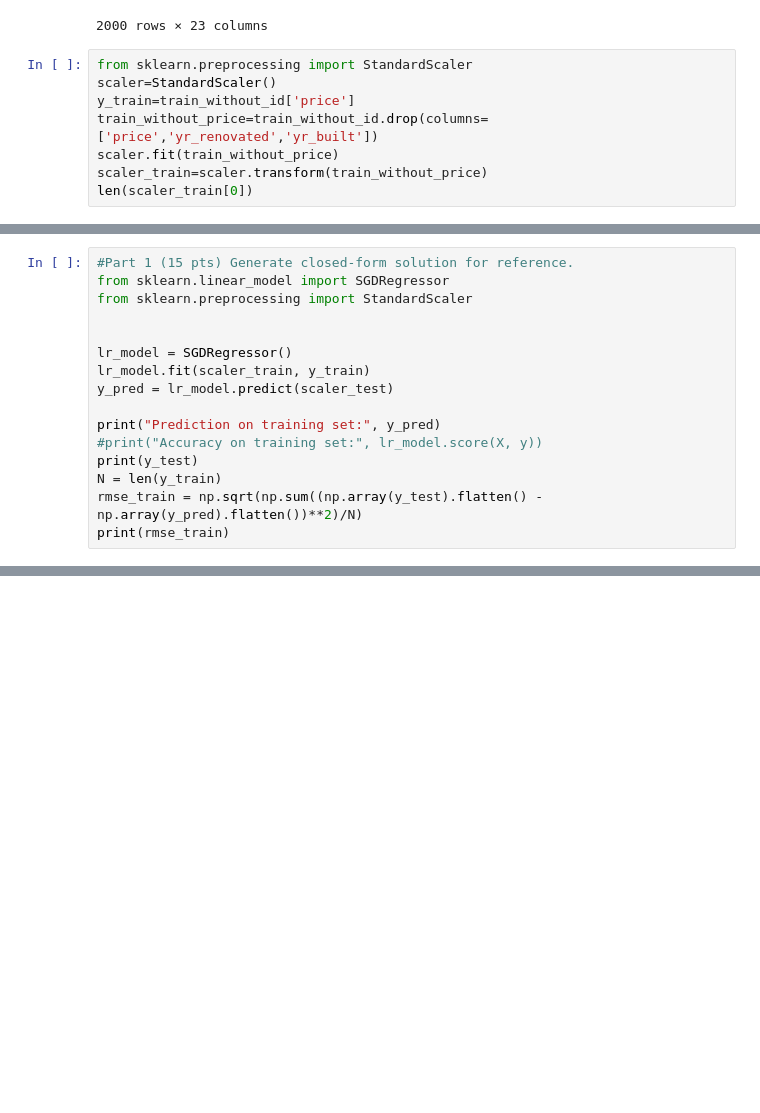
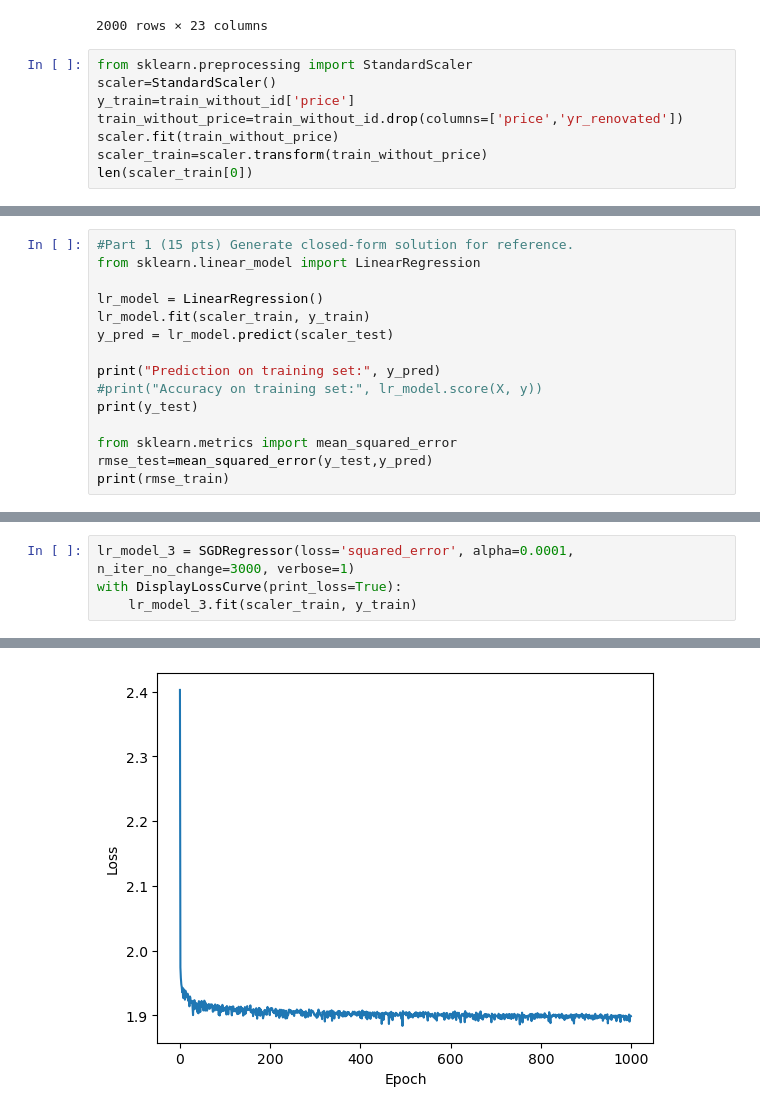
Before and after one commit to KatieGalaeva/exp1, a Jupyter notebook: лабы/IA1 houses.ipynb, the cells around one changed output, grey strips where cells are left out. Drawn from its saved outputs; the diff is of its cells as text; blank space fills up the shorter version.

```diff
--- a/лабы/IA1 houses.ipynb
+++ b/лабы/IA1 houses.ipynb
@@ -125,7 +125,7 @@ test_without_id
 from sklearn.preprocessing import StandardScaler
 scaler=StandardScaler()
 y_train=train_without_id['price']
-train_without_price=train_without_id.drop(columns=['price','yr_renovated','yr_built'])
+train_without_price=train_without_id.drop(columns=['price','yr_renovated'])
 scaler.fit(train_without_price)
 scaler_train=scaler.transform(train_without_price)
 len(scaler_train[0])
@@ -143,17 +143,16 @@ len(scaler_test[0])
 # %%
 #Part 1 (15 pts) Generate closed-form solution for reference.
-from sklearn.linear_model import SGDRegressor
-from sklearn.preprocessing import StandardScaler
+from sklearn.linear_model import LinearRegression
 
-
-lr_model = SGDRegressor()
+lr_model = LinearRegression()
 lr_model.fit(scaler_train, y_train)
 y_pred = lr_model.predict(scaler_test)
 
 print("Prediction on training set:", y_pred)
 #print("Accuracy on training set:", lr_model.score(X, y))
 print(y_test)
-N = len(y_train)
-rmse_train = np.sqrt(np.sum((np.array(y_test).flatten() - np.array(y_pred).flatten())**2)/N)
+
+from sklearn.metrics import mean_squared_error
+rmse_test=mean_squared_error(y_test,y_pred)
 print(rmse_train)
 # %% [output]
@@ -190,0 +285,5 @@ array([5.32634975])
+# %%
+lr_model_3 = SGDRegressor(loss='squared_error', alpha=0.0001, n_iter_no_change=3000, verbose=1)
+with DisplayLossCurve(print_loss=True):
+    lr_model_3.fit(scaler_train, y_train)
+# %% [output]
@@ -190,0 +307 @@ array([5.32634975])
+[figure, added]
```
Also changed, not shown: parts of 9 cells of this notebook, 4 other files.
